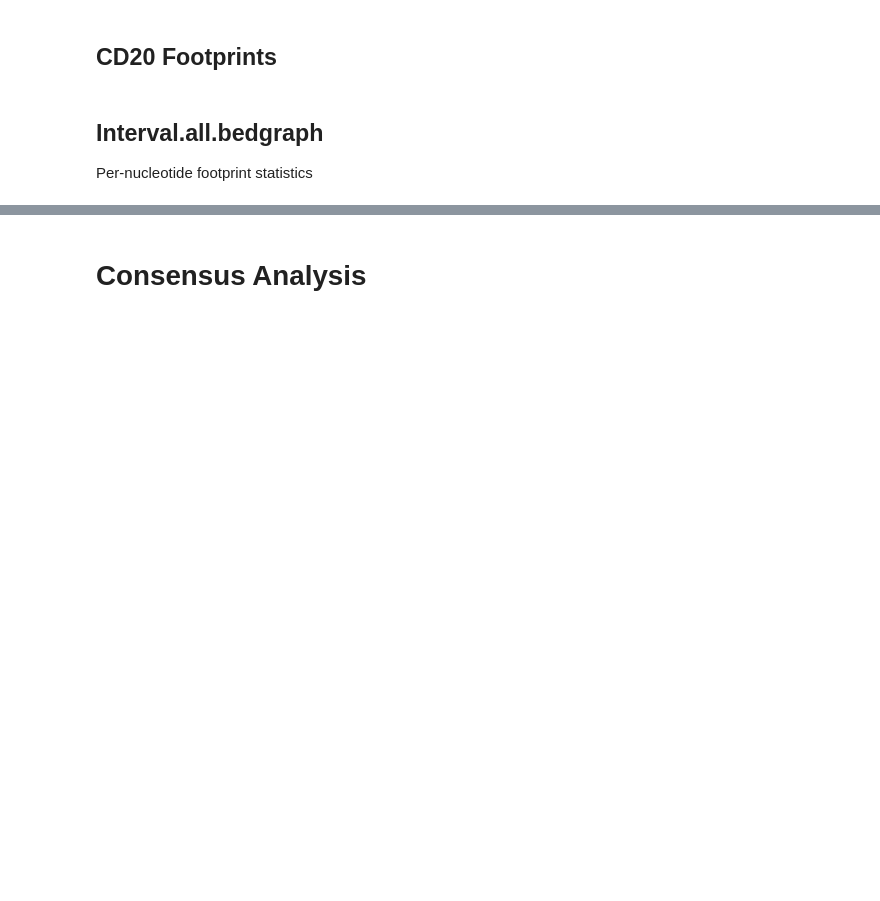
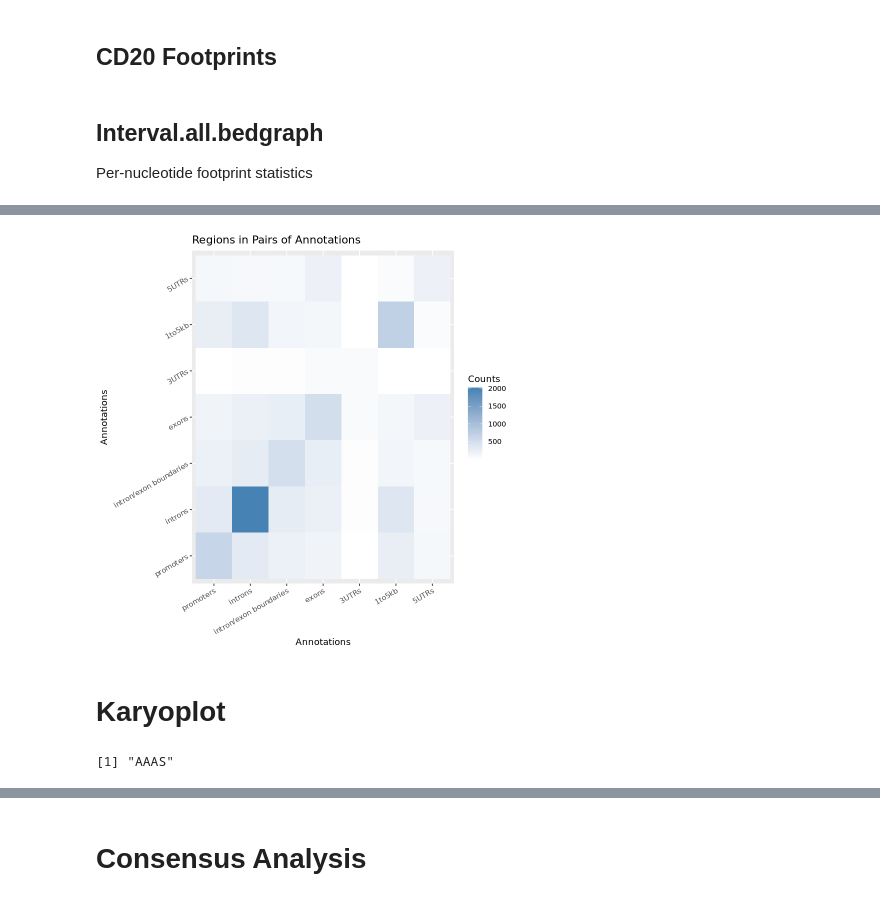
Before and after one commit to apblair/human-TF-footprinting, a Jupyter notebook: Notebooks/ConsensusTF-PermutationAnalysis.ipynb, the cells around one changed output, grey strips where cells are left out. Saved outputs shown, nothing was run; the diff lists cells and outputs as text; code cells hidden in the pictures; blank space fills up the shorter version.

```diff
--- a/Notebooks/ConsensusTF-PermutationAnalysis.ipynb
+++ b/Notebooks/ConsensusTF-PermutationAnalysis.ipynb
@@ -50,0 +269,8 @@ cd20_all_chr19 <- cd20_all[cd20_all@seqnames == 'chr19']
+# %%
+dm_vs_coannotations = plot_coannotations(
+    annotated_regions = df_dm_annotated_ctcf_subset,
+    quiet=TRUE,
+    axes_label = 'Annotations',
+    plot_title = 'Regions in Pairs of Annotations')
+print(dm_vs_coannotations)
+# %% [output]
@@ -50,0 +283,3 @@ cd20_all_chr19 <- cd20_all[cd20_all@seqnames == 'chr19']
+[figure, added]
+# %% [markdown]
+# Karyoplot
@@ -50,0 +301,5 @@ cd20_all_chr19 <- cd20_all[cd20_all@seqnames == 'chr19']
+# %%
+cvdc_df <- as.data.frame(cvdc)
+cvdc_df[cvdc_df$cvdc %in% c('NADH1', 'AAAS'),]
+# %% [output]
+[1] "AAAS"
```
Also changed, not shown: parts of 41 cells of this notebook.
